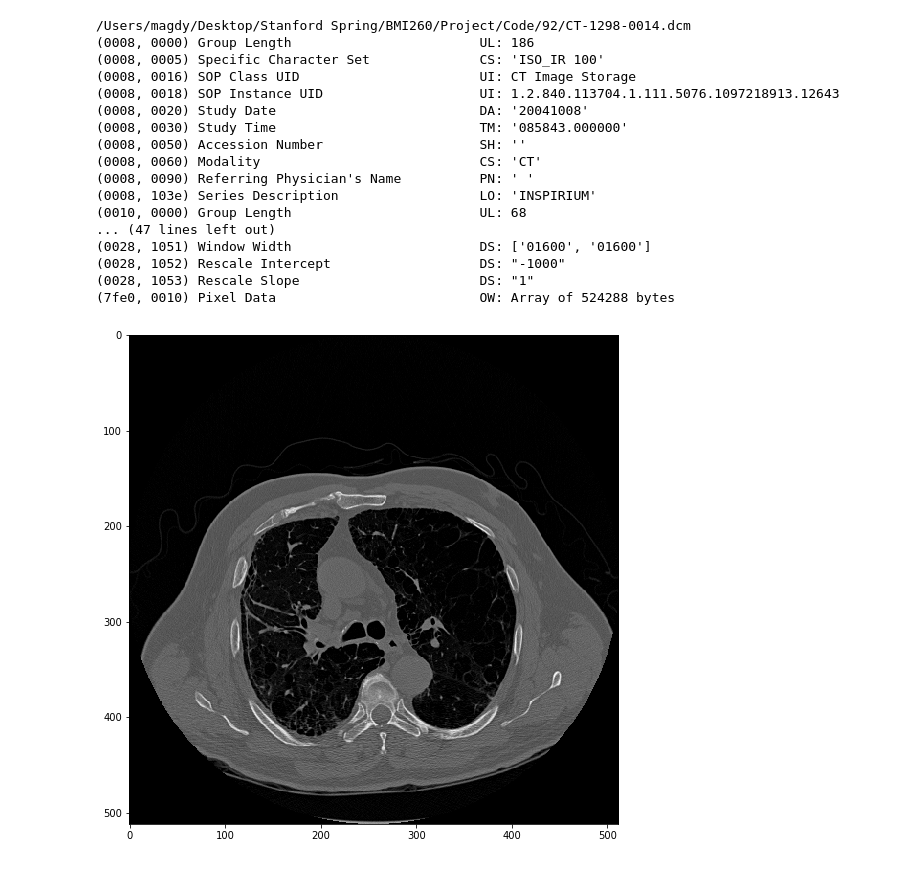
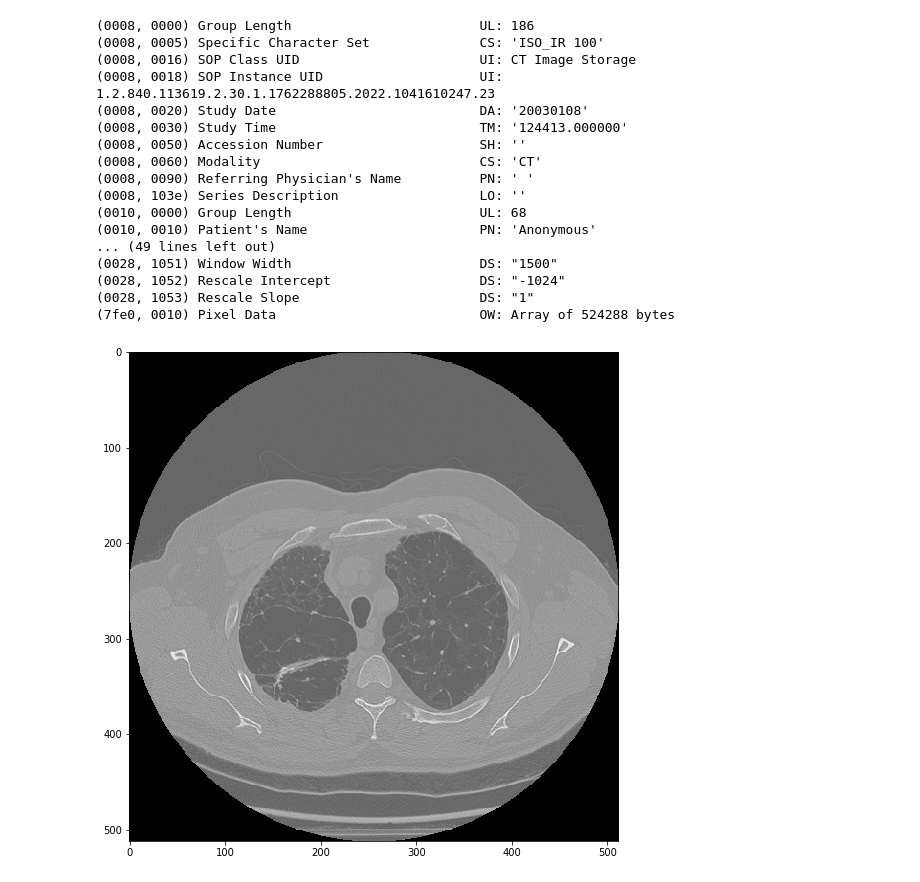
Before and after one commit to magdyksaleh/cs231n_bmi260_project, a Jupyter notebook: Labelling/Cyst_labelling.ipynb, the cells around one changed output. Drawn from its saved outputs; the diff is of its cells as text; code cells hidden in the pictures.

```diff
--- a/Labelling/Cyst_labelling.ipynb
+++ b/Labelling/Cyst_labelling.ipynb
@@ -19,37 +20,43 @@ from tqdm import tnrange
 
 #Load the data
 
-scan_path = "/Users/magdy/Desktop/Stanford Spring/BMI260/Project/Code/92" # TODO: Change this to match where your data is located!
+# scan_path = "/Users/magdy/Desktop/Stanford Spring/BMI260/Project/Data/Cystic Dataset/Train/92" # TODO: Change this to match where your data is located!
+
+# slice_num = 5
+# slice_path = os.path.join(scan_path,list_of_slices[slice_num])
+# print(slice_path)
+
+
+slice_path = "/Users/magdy/Desktop/Stanford Spring/BMI260/Project/Data/Cystic Dataset/Test/168/CT-0002-0007.dcm"
+scan_path = "/Users/magdy/Desktop/Stanford Spring/BMI260/Project/Data/Cystic Dataset/Test/185/"
 list_of_slices = os.listdir(scan_path)
-slice_num = 5
-slice_path = os.path.join(scan_path,list_of_slices[slice_num])
-print(slice_path)
 
 # read in the full path to the file as ds
 ds=pydicom.read_file(slice_path) # you may have to use pydicom instead of dicom
 print(ds)
 # %% [output]
-/Users/magdy/Desktop/Stanford Spring/BMI260/Project/Code/92/CT-1298-0014.dcm
 (0008, 0000) Group Length                        UL: 186
 (0008, 0005) Specific Character Set              CS: 'ISO_IR 100'
 (0008, 0016) SOP Class UID                       UI: CT Image Storage
-(0008, 0018) SOP Instance UID                    UI: 1.2.840.113704.1.111.5076.1097218913.12643
-(0008, 0020) Study Date                          DA: '20041008'
-(0008, 0030) Study Time                          TM: '085843.000000'
+(0008, 0018) SOP Instance UID                    UI: 1.2.840.113619.2.30.1.1762288805.2022.1041610247.23
+(0008, 0020) Study Date                          DA: '20030108'
+(0008, 0030) Study Time                          TM: '124413.000000'
 (0008, 0050) Accession Number                    SH: ''
 (0008, 0060) Modality                            CS: 'CT'
 (0008, 0090) Referring Physician's Name          PN: ' '
-(0008, 103e) Series Description                  LO: 'INSPIRIUM'
+(0008, 103e) Series Description                  LO: ''
 (0010, 0000) Group Length                        UL: 68
-... (47 lines left out)
-(0028, 1051) Window Width                        DS: ['01600', '01600']
-(0028, 1052) Rescale Intercept                   DS: "-1000"
+(0010, 0010) Patient's Name                      PN: 'Anonymous'
+... (49 lines left out)
+(0028, 1051) Window Width                        DS: "1500"
+(0028, 1052) Rescale Intercept                   DS: "-1024"
 (0028, 1053) Rescale Slope                       DS: "1"
 (7fe0, 0010) Pixel Data                          OW: Array of 524288 bytes
 # %%
 plt.imshow(ds.pixel_array, cmap='gray')
+plt.rcParams['figure.figsize'] = (15,9)
 plt.show()
 # %% [output]
-[figure, old version]
+[figure, new version]
 # %%
 img = np.asarray(ds.pixel_array)
```
Also changed, not shown: parts of 8 cells of this notebook, 1 other file.
